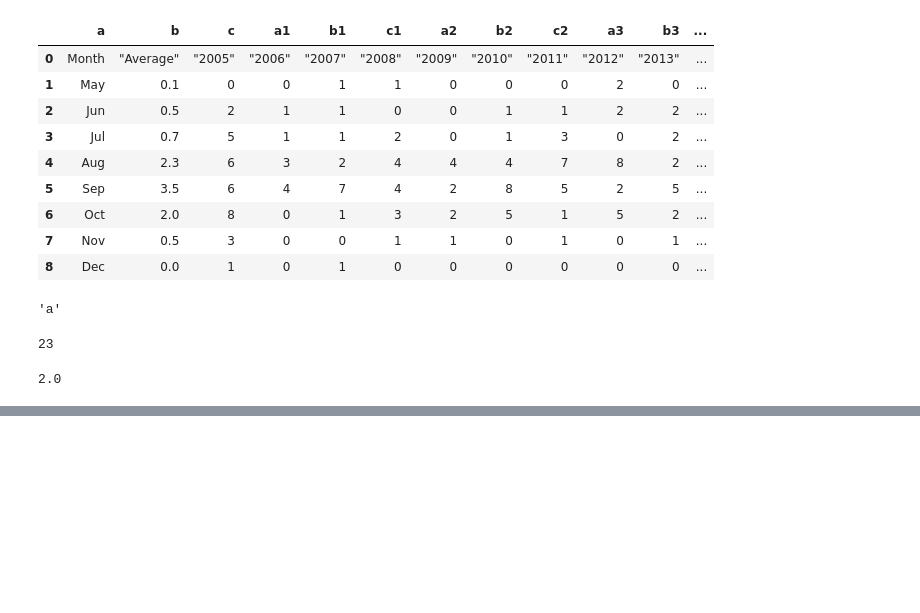
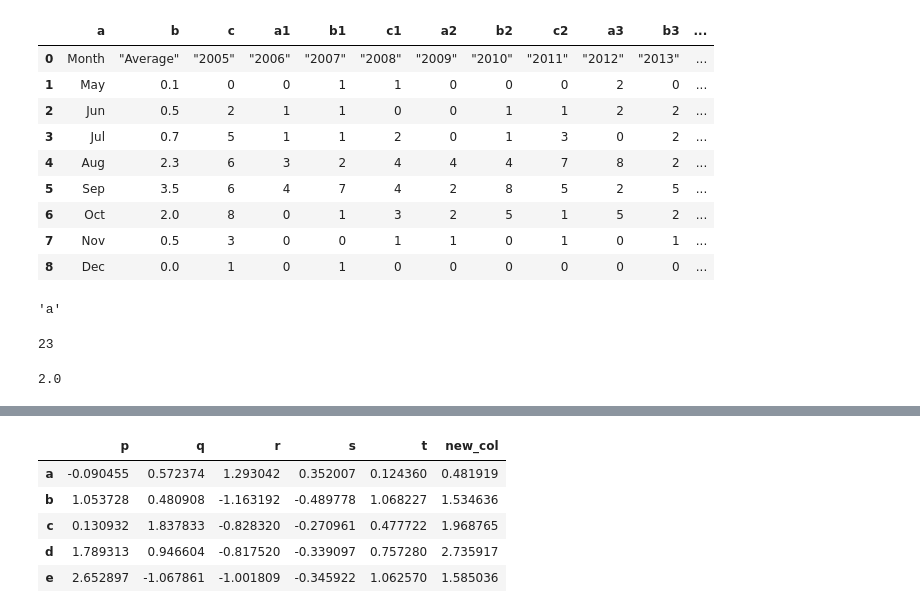
Before and after one commit to Prab1234/assignments, a Jupyter notebook: normal practise1.ipynb, the cells around one changed output, grey strips where cells are left out. Drawn from its saved outputs; the diff is of its cells as text; code cells hidden in the pictures; blank space fills up the shorter version.

```diff
--- a/normal practise1.ipynb
+++ b/normal practise1.ipynb
@@ -1538,0 +1607,11 @@ s3[0]
+# %%
+l['new_col']=l['p'] + l[ 'q']
+# %%
+l
+# %% [output]
+|  | p | q | r | s | t | new_col |
+| a | -0.090455 | 0.572374 | 1.293042 | 0.352007 | 0.124360 | 0.481919 |
+| b | 1.053728 | 0.480908 | -1.163192 | -0.489778 | 1.068227 | 1.534636 |
+| c | 0.130932 | 1.837833 | -0.828320 | -0.270961 | 0.477722 | 1.968765 |
+| d | 1.789313 | 0.946604 | -0.817520 | -0.339097 | 0.757280 | 2.735917 |
+| e | 2.652897 | -1.067861 | -1.001809 | -0.345922 | 1.062570 | 1.585036 |
```
Also changed, not shown: parts of 54 cells of this notebook.
